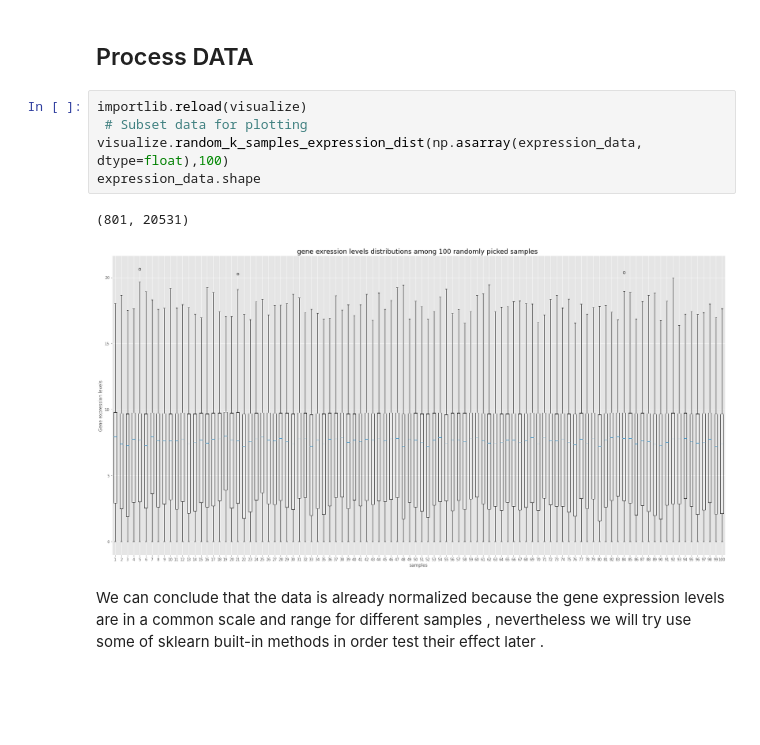
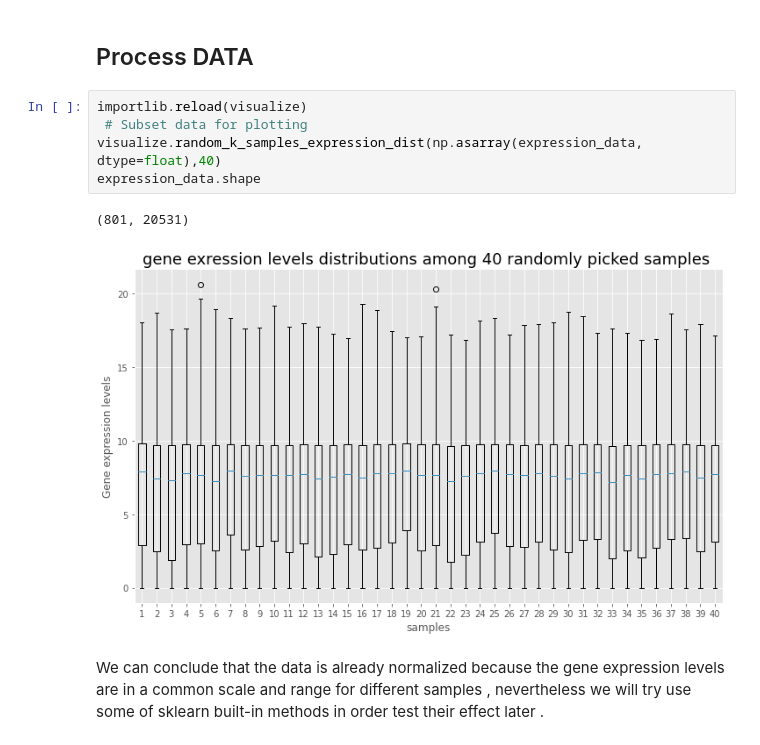
Before and after one commit to Alich13/ML_RNA-seq_analysis, a Jupyter notebook: notebooks/00-Exploratory_analysis_&_data_processing.ipynb, the cells around one changed output. Saved outputs shown, nothing was run; the diff lists cells and outputs as text; blank space fills up the shorter version.

```diff
--- a/notebooks/00-Exploratory_analysis_&_data_processing.ipynb
+++ b/notebooks/00-Exploratory_analysis_&_data_processing.ipynb
@@ -100,11 +100,11 @@ labled_expression_merged.head()
 # %%
 importlib.reload(visualize)
  # Subset data for plotting
-visualize.random_k_samples_expression_dist(np.asarray(expression_data, dtype=float),100)
+visualize.random_k_samples_expression_dist(np.asarray(expression_data, dtype=float),40)
 expression_data.shape
 # %% [output]
 (801, 20531)
-[figure, old version]
+[figure, new version]
 # %% [markdown]
 We can conclude that the data is already normalized because the gene expression levels are in a common scale and range for different samples , nevertheless we will try use some of sklearn built-in methods in order test their effect later .
 # %%
```
Also changed, not shown: parts of 2 cells of this notebook, 18 other files.
